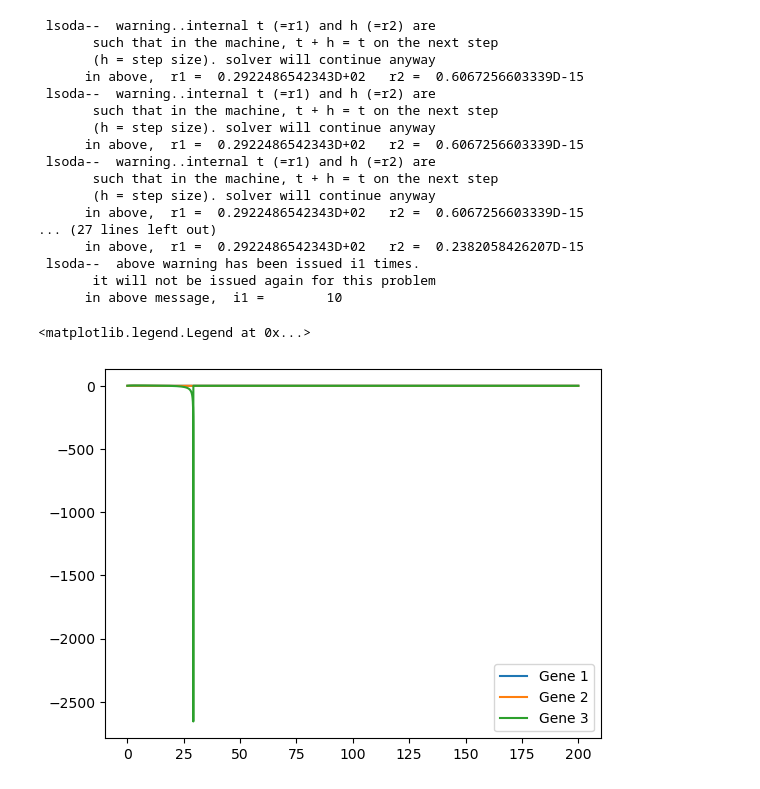
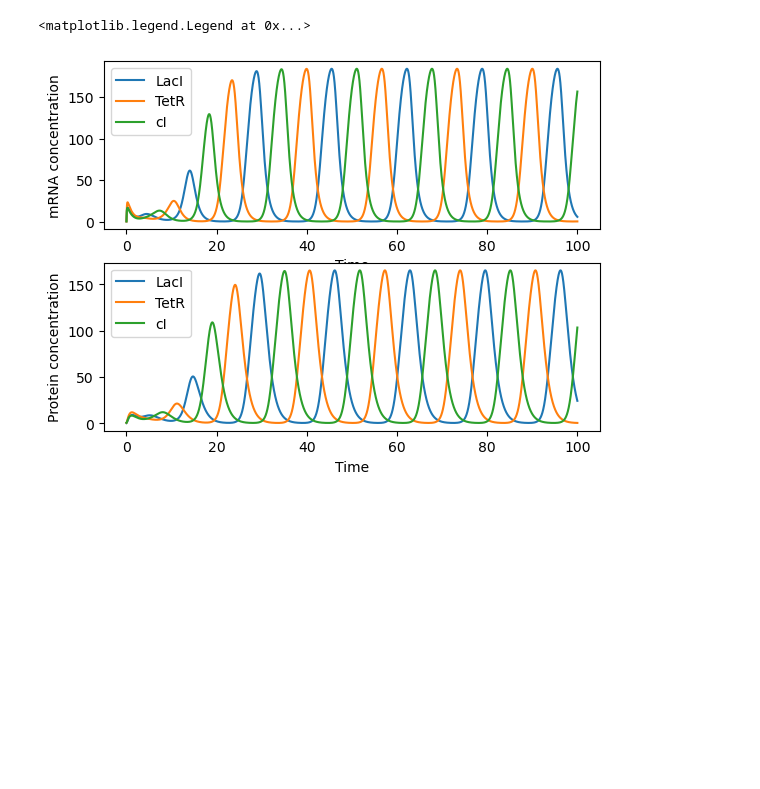
Before and after one commit to wesleyykim/MCDB172_FinalProject, a Jupyter notebook: basecode.ipynb, the cells around one changed output. Saved outputs shown, nothing was run; the diff lists cells and outputs as text; code cells hidden in the pictures; blank space fills up the shorter version.

```diff
--- a/basecode.ipynb
+++ b/basecode.ipynb
@@ -14,60 +13,52 @@ from scipy.integrate import odeint
 # %%
+# individual cell, no autoinducer
 def repressilator(state, t):
 
-    a, b, c, A, B, C, Si = state
+    a, b, c, A, B, C= state
 
     # mRNA
     dadt = -a + alpha/(1+C**n)
     dbdt = -b + alpha/(1+A**n)
-    dcdt = -c + alpha/(1+B**n) + kappa*Si/(1+Si)
+    dcdt = -c + alpha/(1+B**n)
 
     # protein
-    dAdt = -beta*(a-A)
-    dBdt = -beta*(b-B)
-    dCdt = -beta*(c-C)
+    dAdt = beta*(a-A)
+    dBdt = beta*(b-B)
+    dCdt = beta*(c-C)
 
-    # autoinducer
-    dSidt = -k0*Si + k1*A - eta*(Si-Se) # internal concentration
-
-    return dadt, dbdt, dcdt, dAdt, dBdt, dCdt, dSidt
+    return dadt, dbdt, dcdt, dAdt, dBdt, dCdt
 # %%
-alpha = 1
-beta = 0.2
+alpha = 216
+beta = 1
 kappa = 20
 eta = 10
 k0 = 1
-k1 = 0.1
+k1 = 0.01
 ke = 1/6
 kd = 1
 n = 2
 Se = 0.2
 
-state0 = [0.2, 0.1, 0.3, 0.1, 0.4, 0.5, 0.1]
-t = np.linspace(0, 200, 10000)
+state0 = [0.2, 0.1, 0.3, 0.1, 0.4, 0.5]
+t = np.linspace(0, 100, 10000)
 
 state = odeint(repressilator, state0, t)
 
+plt.subplot(2, 1, 1)
 plt.plot(t, state[:,0])
 plt.plot(t, state[:,1])
 plt.plot(t, state[:,2])
-plt.legend(('Gene 1', 'Gene 2', 'Gene 3'))
+plt.xlabel('Time')
+plt.ylabel('mRNA concentration')
+plt.legend(('LacI', 'TetR', 'cI'))
+
+plt.subplot(2, 1, 2)
+plt.plot(t, state[:,3])
+plt.plot(t, state[:,4])
+plt.plot(t, state[:,5])
+plt.xlabel('Time')
+plt.ylabel('Protein concentration')
+plt.legend(('LacI', 'TetR', 'cI'))
 # %% [output]
- lsoda--  warning..internal t (=r1) and h (=r2) are
-       such that in the machine, t + h = t on the next step
-       (h = step size). solver will continue anyway
-      in above,  r1 =  0.2922486542343D+02   r2 =  0.6067256603339D-15
- lsoda--  warning..internal t (=r1) and h (=r2) are
-       such that in the machine, t + h = t on the next step
-       (h = step size). solver will continue anyway
-      in above,  r1 =  0.2922486542343D+02   r2 =  0.6067256603339D-15
- lsoda--  warning..internal t (=r1) and h (=r2) are
-       such that in the machine, t + h = t on the next step
-       (h = step size). solver will continue anyway
-      in above,  r1 =  0.2922486542343D+02   r2 =  0.6067256603339D-15
-... (27 lines left out)
-      in above,  r1 =  0.2922486542343D+02   r2 =  0.2382058426207D-15
- lsoda--  above warning has been issued i1 times.
-       it will not be issued again for this problem
-      in above message,  i1 =        10
+<matplotlib.legend.Legend at 0x...>
-<matplotlib.legend.Legend at 0x...>
-[figure, old version]
+[figure, new version]
```
Also changed, not shown: parts of 3 cells of this notebook.
